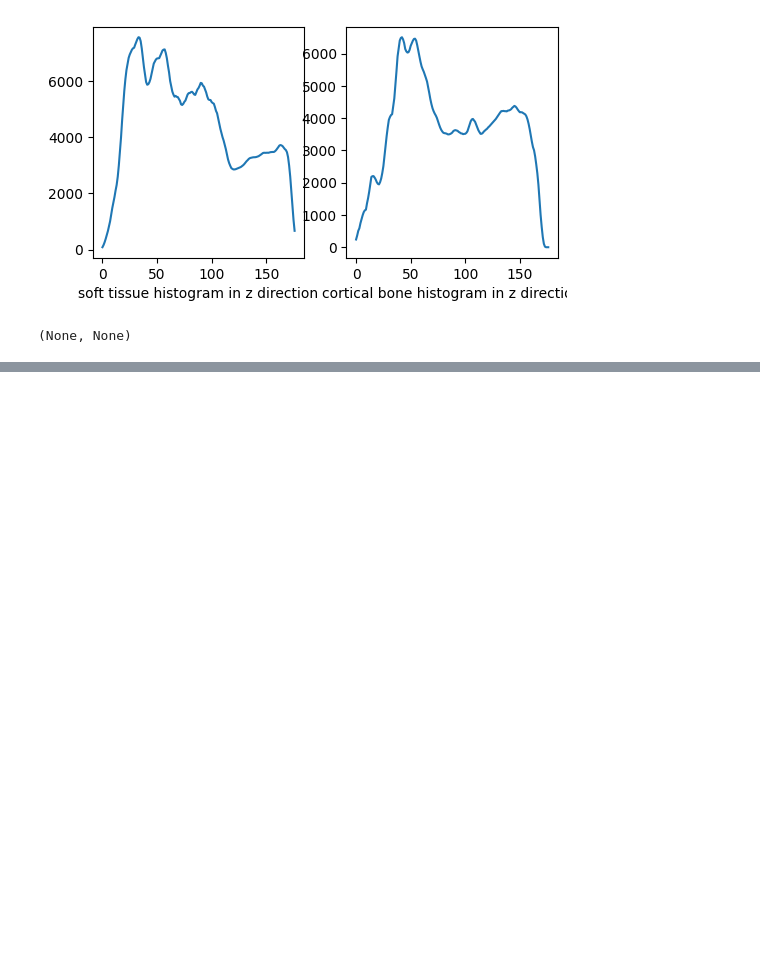
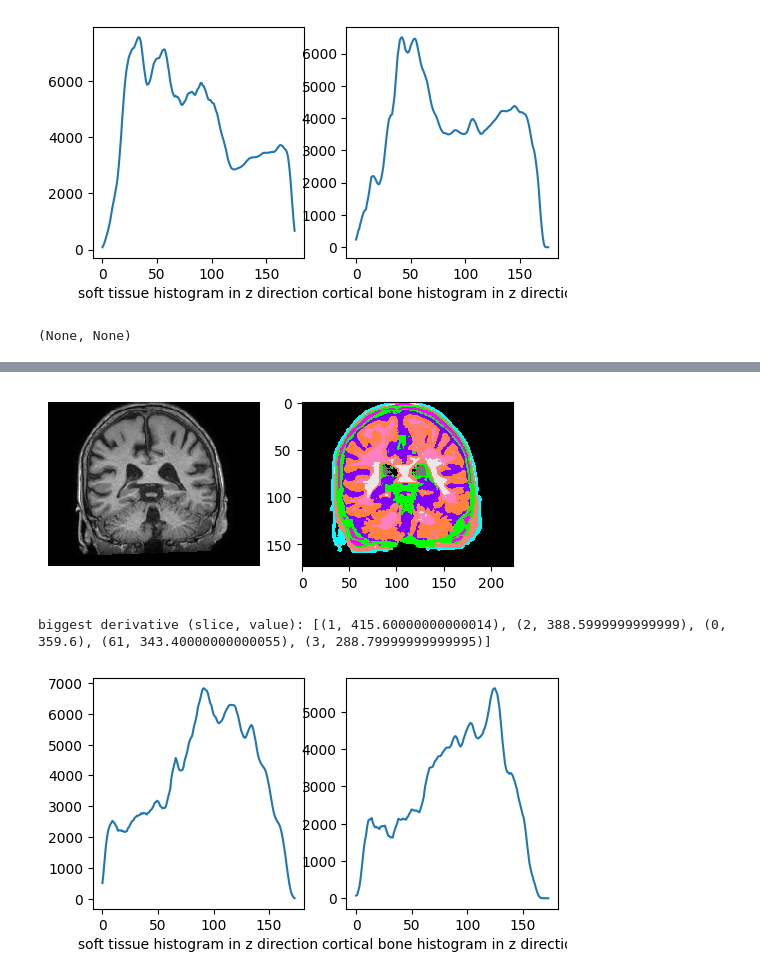
Before and after one commit to taenayat/mri_to_ct, a Jupyter notebook: NeckMaskAnalysis.ipynb, the cells around one changed output, grey strips where cells are left out. Cells and saved outputs as stored; diff of their text form; code cells hidden in the pictures; blank space fills up the shorter version.

```diff
--- a/NeckMaskAnalysis.ipynb
+++ b/NeckMaskAnalysis.ipynb
@@ -88,0 +134,6 @@ biggest derivative (slice, value): [(17, 606.0), (18, 536.0), (19, 517.200000000
+# %%
+do_everything(runned_images[3])
+# %% [output]
+[figure, added]
+biggest derivative (slice, value): [(1, 415.60000000000014), (2, 388.5999999999999), (0, 359.6), (61, 343.40000000000055), (3, 288.79999999999995)]
+[figure, added]
```
Also changed, not shown: parts of 32 cells of this notebook.
